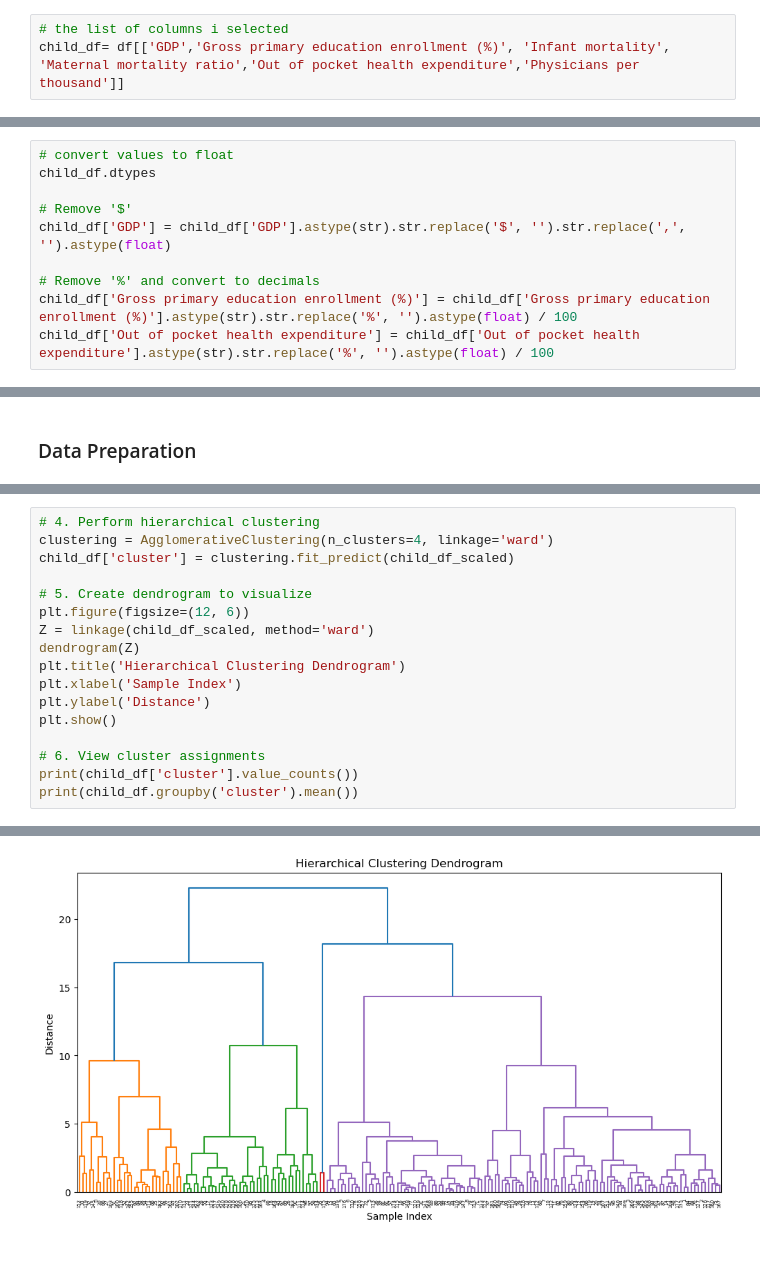
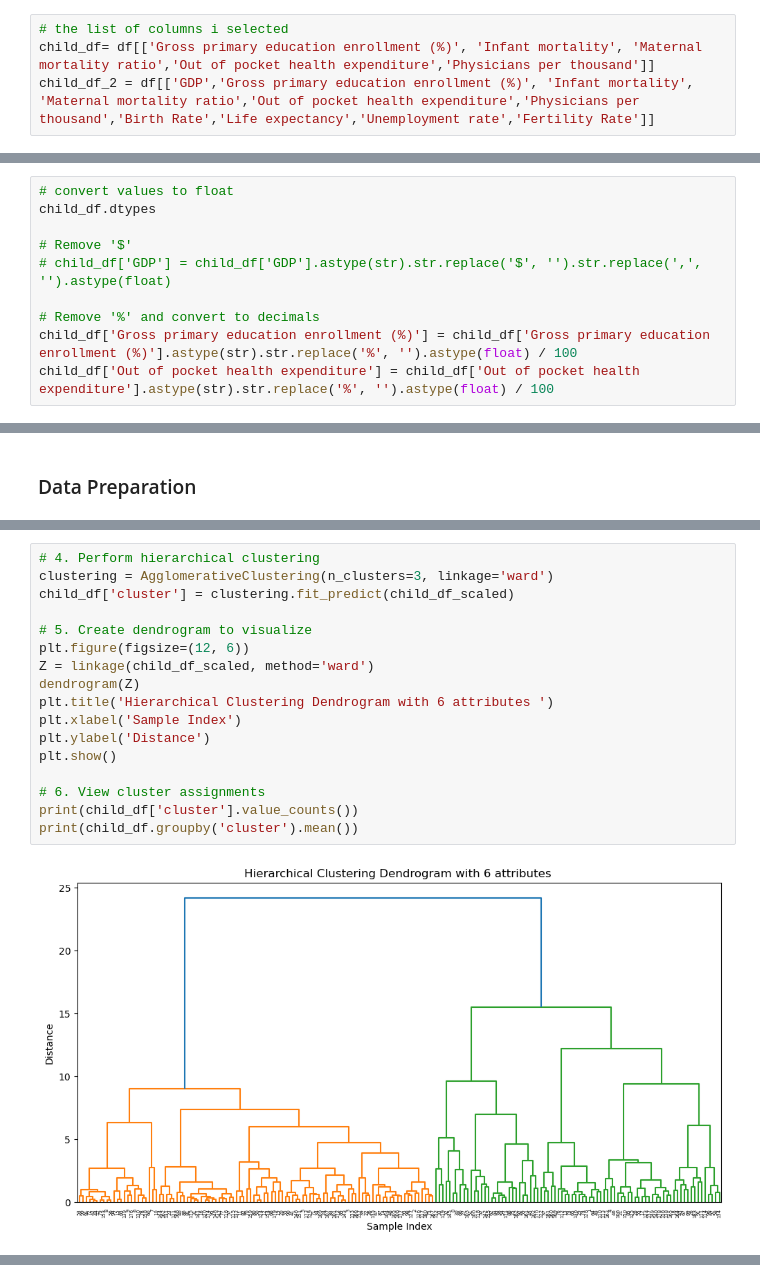
Before and after one commit to thanikaar/ml, a Jupyter notebook: HW_9/HW_9.ipynb, the cells around one changed output, grey strips where cells are left out. Drawn from its saved outputs; the diff is of its cells as text.

```diff
--- a/HW_9/HW_9.ipynb
+++ b/HW_9/HW_9.ipynb
@@ -31,4 +31,5 @@ Index(['Country', 'Density\n(P/Km2)', 'Abbreviation', 'Agricultural Land( %)',
       dtype='object')
 # %%
 # the list of columns i selected
-child_df= df[['GDP','Gross primary education enrollment (%)', 'Infant mortality', 'Maternal mortality ratio','Out of pocket health expenditure','Physicians per thousand']]
+child_df= df[['Gross primary education enrollment (%)', 'Infant mortality', 'Maternal mortality ratio','Out of pocket health expenditure','Physicians per thousand']]
+child_df_2 = df[['GDP','Gross primary education enrollment (%)', 'Infant mortality', 'Maternal mortality ratio','Out of pocket health expenditure','Physicians per thousand','Birth Rate','Life expectancy','Unemployment rate','Fertility Rate']]
@@ -86,7 +128,7 @@ dtype: object
 child_df.dtypes
 
 # Remove '$'
-child_df['GDP'] = child_df['GDP'].astype(str).str.replace('$', '').str.replace(',', '').astype(float)
+# child_df['GDP'] = child_df['GDP'].astype(str).str.replace('$', '').str.replace(',', '').astype(float)
 
 # Remove '%' and convert to decimals
 child_df['Gross primary education enrollment (%)'] = child_df['Gross primary education enrollment (%)'].astype(str).str.replace('%', '').astype(float) / 100
@@ -132,18 +225,19 @@ array([[-0.21680263,  0.09810659,  1.38259494,  2.1182095 ,  2.37466153,
 # %%
 # 4. Perform hierarchical clustering
-clustering = AgglomerativeClustering(n_clusters=4, linkage='ward')
+clustering = AgglomerativeClustering(n_clusters=3, linkage='ward')
 child_df['cluster'] = clustering.fit_predict(child_df_scaled)
 
 # 5. Create dendrogram to visualize
 plt.figure(figsize=(12, 6))
 Z = linkage(child_df_scaled, method='ward')
 dendrogram(Z)
-plt.title('Hierarchical Clustering Dendrogram')
+plt.title('Hierarchical Clustering Dendrogram with 6 attributes ')
 plt.xlabel('Sample Index')
 plt.ylabel('Distance')
 plt.show()
 
 # 6. View cluster assignments
 print(child_df['cluster'].value_counts())
 print(child_df.groupby('cluster').mean())
 # %% [output]
+[figure, new version]
@@ -155 +260,0 @@ See the caveats in the documentation: https://pandas.pydata.org/pandas-docs/stab
-[figure, old version]
```
Also changed, not shown: parts of 19 cells of this notebook, 6 other files.
